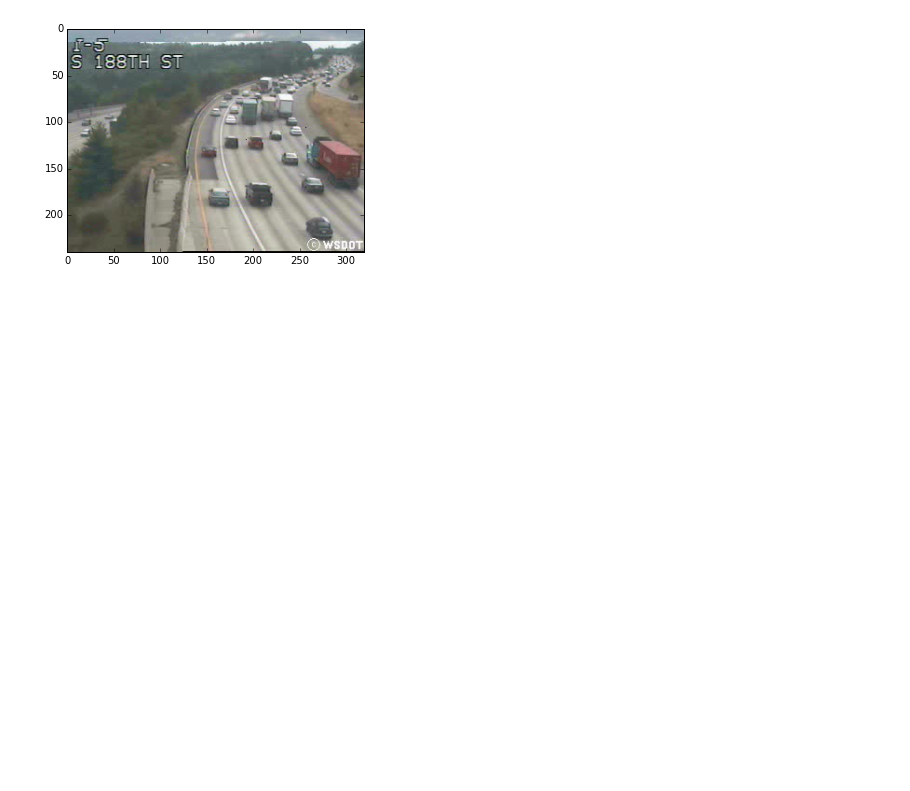
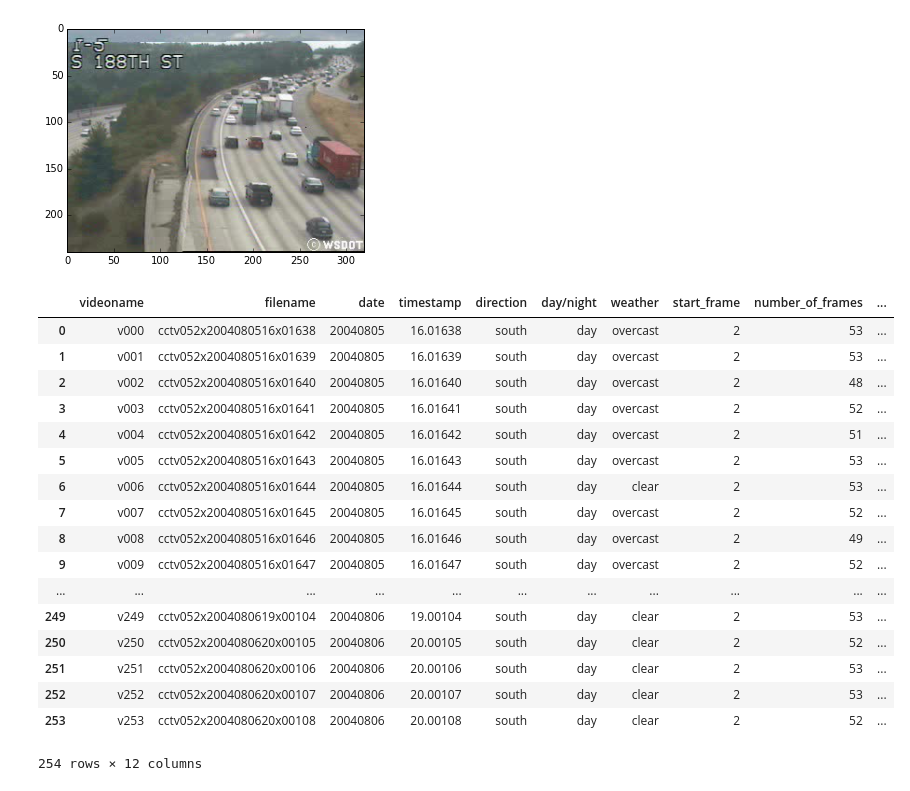
Before and after one commit to xelabit/aacimp2015-video-surveillance-systems, a Jupyter notebook: src/preprocessing/data_preprocessing.ipynb, the cells around one changed output. Drawn from its saved outputs; the diff is of its cells as text; code cells hidden in the pictures; blank space fills up the shorter version.

```diff
--- a/src/preprocessing/data_preprocessing.ipynb
+++ b/src/preprocessing/data_preprocessing.ipynb
@@ -240,3 +241,24 @@ plt.imshow(img)
 # %% [output]
 <matplotlib.image.AxesImage at 0x...>
 [figure]
+# %%
+video_info
+# %% [output]
+|  | videoname | filename | date | timestamp | direction | day/night | weather | start_frame | number_of_frames | ... |
+| 0 | v000 | cctv052x2004080516x01638 | 20040805 | 16.01638 | south | day | overcast | 2 | 53 | ... |
+| 1 | v001 | cctv052x2004080516x01639 | 20040805 | 16.01639 | south | day | overcast | 2 | 53 | ... |
+| 2 | v002 | cctv052x2004080516x01640 | 20040805 | 16.01640 | south | day | overcast | 2 | 48 | ... |
+| 3 | v003 | cctv052x2004080516x01641 | 20040805 | 16.01641 | south | day | overcast | 2 | 52 | ... |
+| 4 | v004 | cctv052x2004080516x01642 | 20040805 | 16.01642 | south | day | overcast | 2 | 51 | ... |
+| 5 | v005 | cctv052x2004080516x01643 | 20040805 | 16.01643 | south | day | overcast | 2 | 53 | ... |
+| 6 | v006 | cctv052x2004080516x01644 | 20040805 | 16.01644 | south | day | clear | 2 | 53 | ... |
+| 7 | v007 | cctv052x2004080516x01645 | 20040805 | 16.01645 | south | day | overcast | 2 | 52 | ... |
+| 8 | v008 | cctv052x2004080516x01646 | 20040805 | 16.01646 | south | day | overcast | 2 | 49 | ... |
+| 9 | v009 | cctv052x2004080516x01647 | 20040805 | 16.01647 | south | day | overcast | 2 | 52 | ... |
+| ... | ... | ... | ... | ... | ... | ... | ... | ... | ... | ... |
+| 249 | v249 | cctv052x2004080619x00104 | 20040806 | 19.00104 | south | day | clear | 2 | 53 | ... |
+| 250 | v250 | cctv052x2004080620x00105 | 20040806 | 20.00105 | south | day | clear | 2 | 52 | ... |
+| 251 | v251 | cctv052x2004080620x00106 | 20040806 | 20.00106 | south | day | clear | 2 | 53 | ... |
+| 252 | v252 | cctv052x2004080620x00107 | 20040806 | 20.00107 | south | day | clear | 2 | 53 | ... |
+| 253 | v253 | cctv052x2004080620x00108 | 20040806 | 20.00108 | south | day | clear | 2 | 52 | ... |
+254 rows × 12 columns
```
Also changed, not shown: parts of 4 cells of this notebook, 1 other file.
